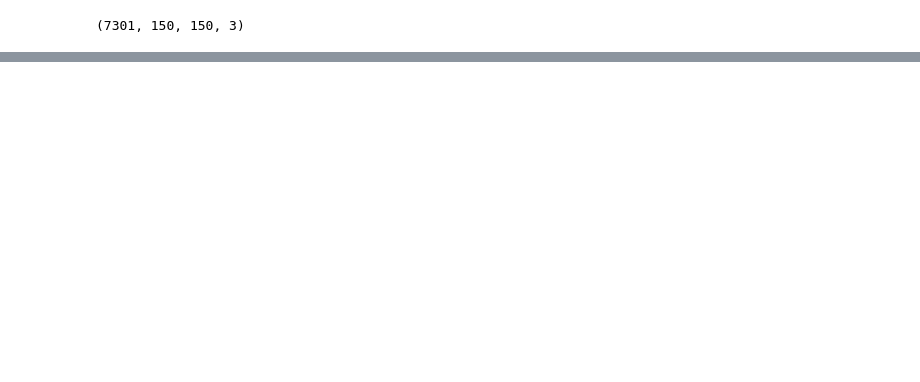
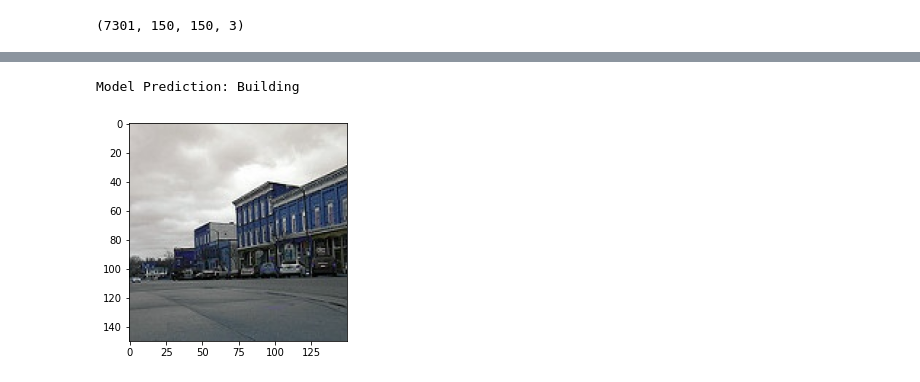
Before and after one commit to siddarth99/Intel_multiclass_image_classification, a Jupyter notebook: intel_image_classifier.ipynb, the cells around one changed output, grey strips where cells are left out. Saved outputs shown, nothing was run; the diff lists cells and outputs as text; code cells hidden in the pictures; blank space fills up the shorter version.

```diff
--- a/intel_image_classifier.ipynb
+++ b/intel_image_classifier.ipynb
@@ -184,0 +250,20 @@ Model Prediction: Street
+# %%
+pred_class = model.predict_classes(np.array([pred_images[7]]))
+plt.imshow(pred_images[7])
+prediction = "none"
+if(pred_class == 0):
+    prediction = "Building"
+elif(pred_class == 1):
+    prediction = "Forest"
+elif(pred_class == 2):
+    prediction = "Glacier"
+elif(pred_class == 3):
+    prediction = "Mountain"
+elif(pred_class == 4):
+    prediction = 'Sea'
+elif(pred_class == 5):
+    prediction = "Street"
+print("Model Prediction: " + prediction)
+# %% [output]
+Model Prediction: Building
+[figure, added]
```
Also changed, not shown: parts of 24 cells of this notebook.
